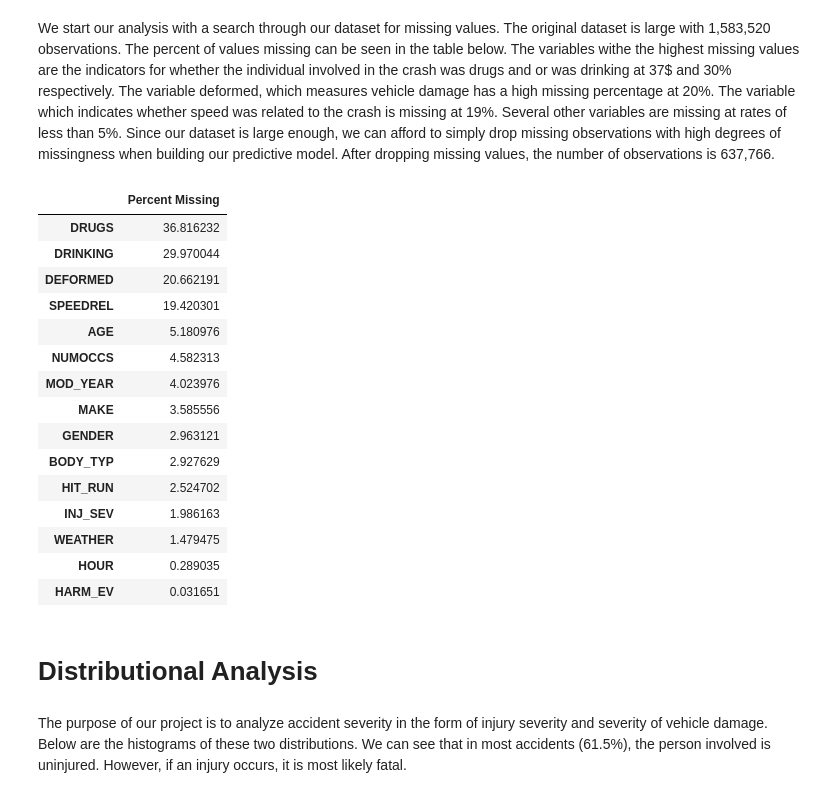
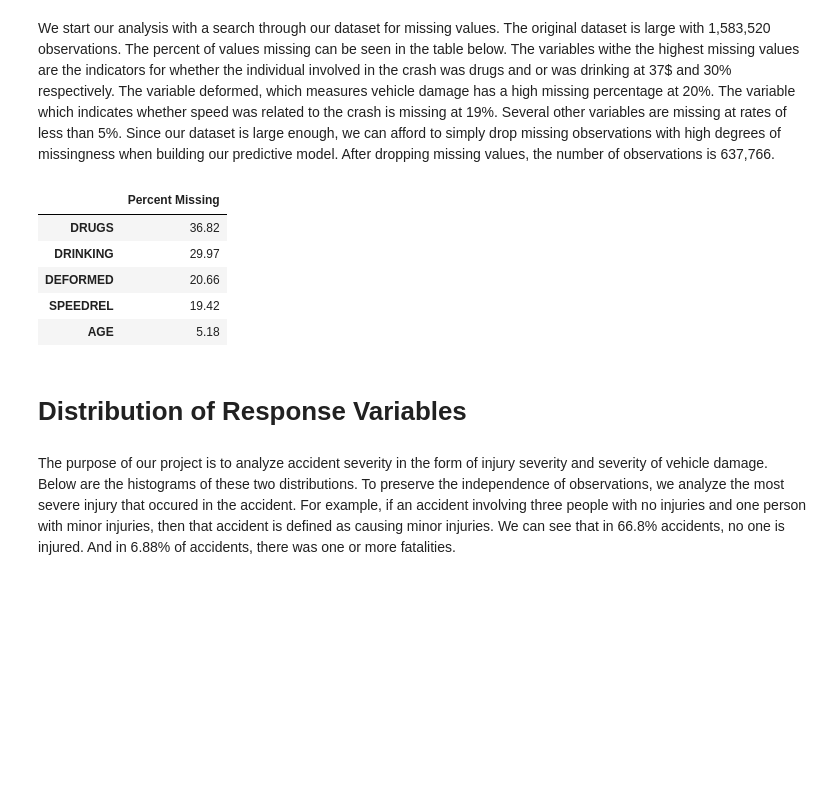
Before and after one commit to LMY014/Math189-Project, a Jupyter notebook: Final-Report.ipynb, the cells around one changed output. Cells and saved outputs as stored; diff of their text form; code cells hidden in the pictures; blank space fills up the shorter version.

```diff
--- a/Final-Report.ipynb
+++ b/Final-Report.ipynb
@@ -202,29 +202,19 @@ The relevance of this problem lies in the persistent and growing nature of car a
 # %% [markdown]
 We start our analysis with a search through our dataset for missing values. The original dataset is large with 1,583,520 observations. The percent of values missing can be seen in the table below. The variables withe the highest missing values are the indicators for whether the individual involved in the crash was drugs and or was drinking at 37$ and 30% respectively. The variable deformed, which measures vehicle damage has a high missing percentage at 20%. The variable which indicates whether speed was related to the crash is missing at 19%. Several other variables are missing at rates of less than 5%. Since our dataset is large enough, we can afford to simply drop missing observations with high degrees of missingness when building our predictive model. After dropping missing values, the number of observations is 637,766.
 # %%
-missing = pd.read_csv("missing.csv", index_col = 0)
-missing
+missing = pd.read_csv("assets/missing.csv", index_col = 0).round(2)
+missing[:5]
 # %% [output]
 |  | Percent Missing |
-| DRUGS | 36.816232 |
-| DRINKING | 29.970044 |
-| DEFORMED | 20.662191 |
-| SPEEDREL | 19.420301 |
-| AGE | 5.180976 |
-| NUMOCCS | 4.582313 |
-| MOD_YEAR | 4.023976 |
-| MAKE | 3.585556 |
-| GENDER | 2.963121 |
-| BODY_TYP | 2.927629 |
-| HIT_RUN | 2.524702 |
-| INJ_SEV | 1.986163 |
-| WEATHER | 1.479475 |
-| HOUR | 0.289035 |
-| HARM_EV | 0.031651 |
+| DRUGS | 36.82 |
+| DRINKING | 29.97 |
+| DEFORMED | 20.66 |
+| SPEEDREL | 19.42 |
+| AGE | 5.18 |
 # %% [markdown]
-# Distributional Analysis
+# Distribution of Response Variables
 # %% [markdown]
-The purpose of our project is to analyze accident severity in the form of injury severity and severity of vehicle damage. Below are the histograms of these two distributions. We can see that in most accidents (61.5%), the person involved is uninjured. However, if an injury occurs, it is most likely fatal.
+The purpose of our project is to analyze accident severity in the form of injury severity and severity of vehicle damage. Below are the histograms of these two distributions. To preserve the independence of observations, we analyze the most severe injury that occured in the accident. For example, if an accident involving three people with no injuries and one person with minor injuries, then that accident is defined as causing minor injuries. We can see that in 66.8% accidents, no one is injured. And in 6.88% of accidents, there was one or more fatalities.
 # %%
 img = Image.open("assets/injury_severity_histogram.png")
 display(img.resize((600, 400)))
```
Also changed, not shown: parts of 9 cells of this notebook, 15 other files.
